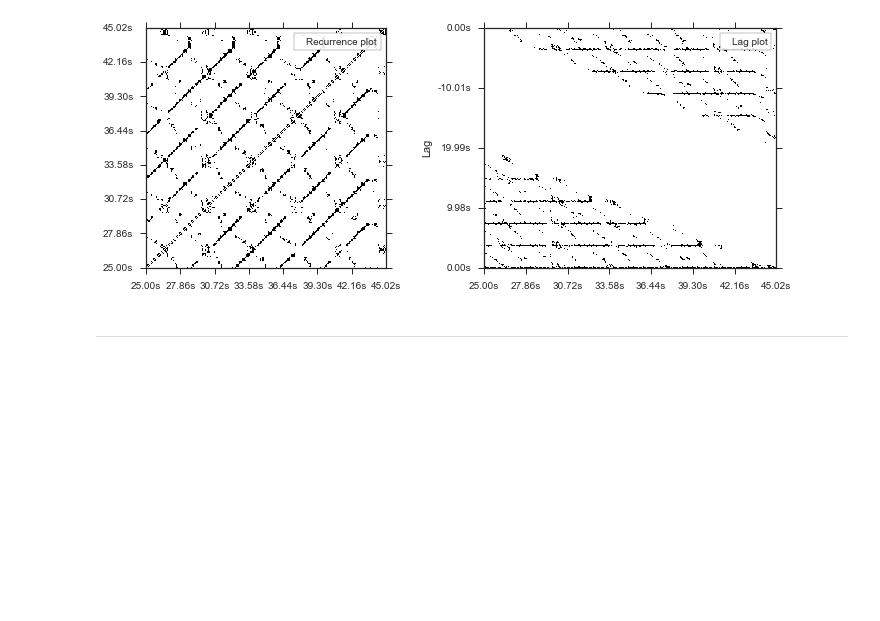
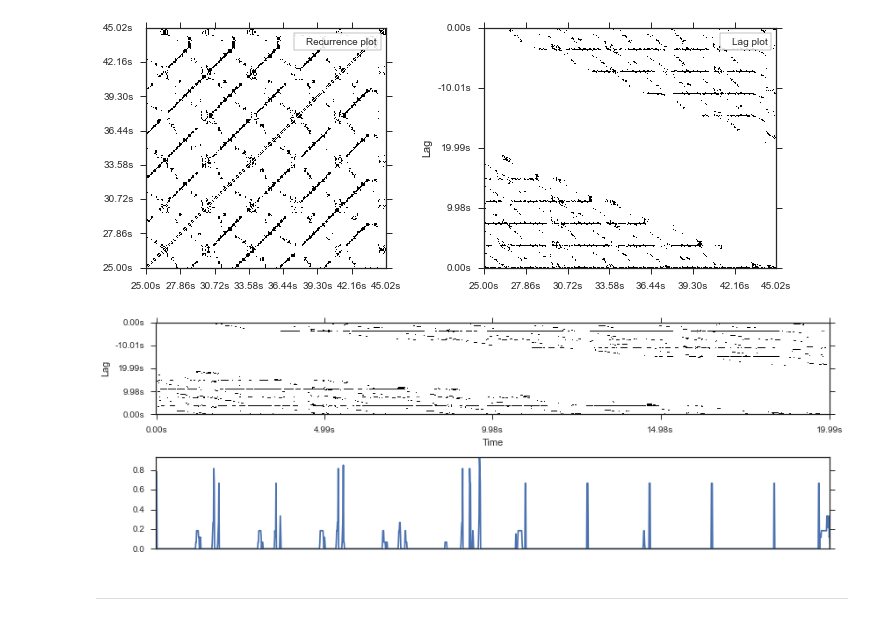
Before and after one commit to scipy-conference/scipy_proceedings, a Jupyter notebook: papers/brian_mcfee/Figure construction.ipynb, the cells around one changed output. Drawn from its saved outputs; the diff is of its cells as text; code cells hidden in the pictures; blank space fills up the shorter version.

```diff
--- a/papers/brian_mcfee/Figure construction.ipynb
+++ b/papers/brian_mcfee/Figure construction.ipynb
@@ -144,6 +144,17 @@ plt.tight_layout()
 plt.savefig('recurrence.pdf', pad_inches=None, bbox_inches='tight')
 # %% [output]
 [figure]
+# %%
+plt.figure(figsize=(12, 4))
+plt.subplot(2, 1, 1)
+librosa.display.specshow(L, y_axis='lag', x_axis='time', interpolation='none')
+plt.subplot(2,1,2)
+plt.plot(np.abs(np.sum(librosa.feature.delta(L), axis=1)))
+plt.axis('tight')
+plt.xticks([])
+plt.tight_layout()
+# %% [output]
+[figure, added]
 # %% [markdown]
 ---
 # %%
```
Also changed, not shown: parts of 1 cell of this notebook, 3 other files.
